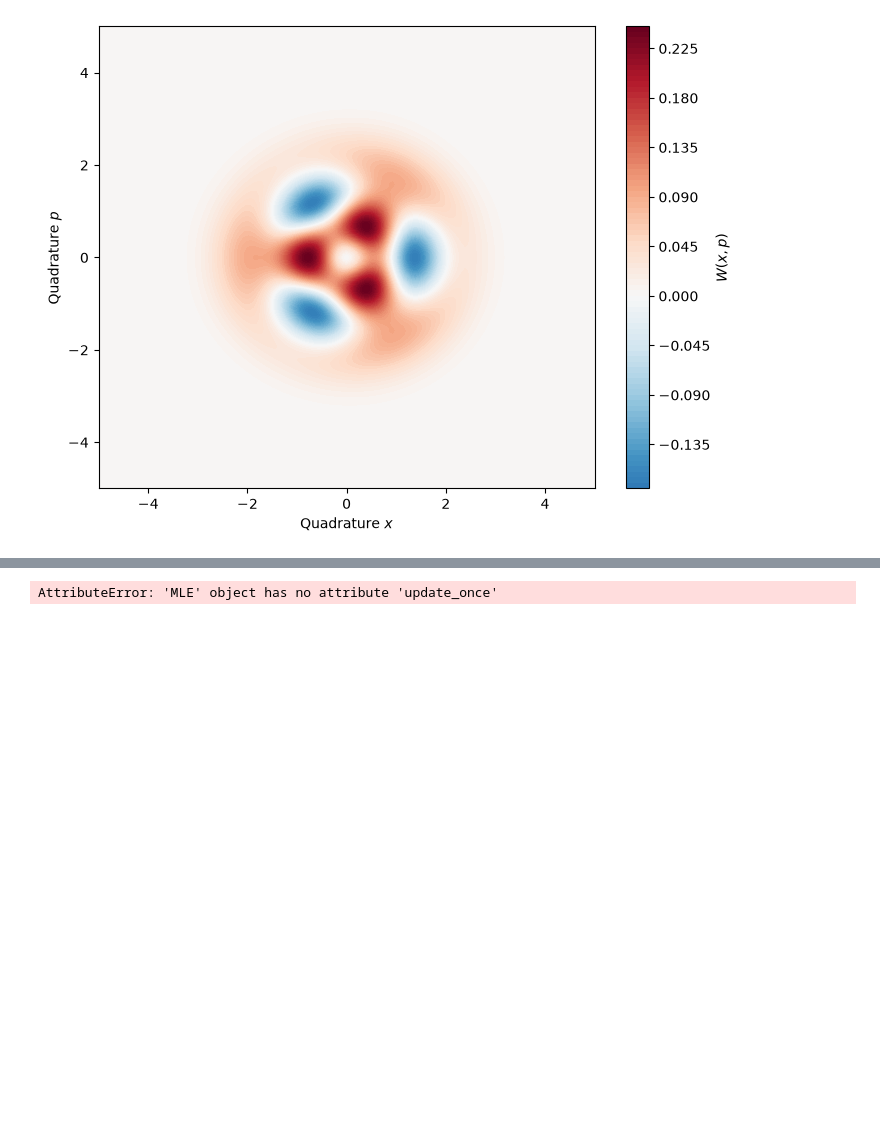
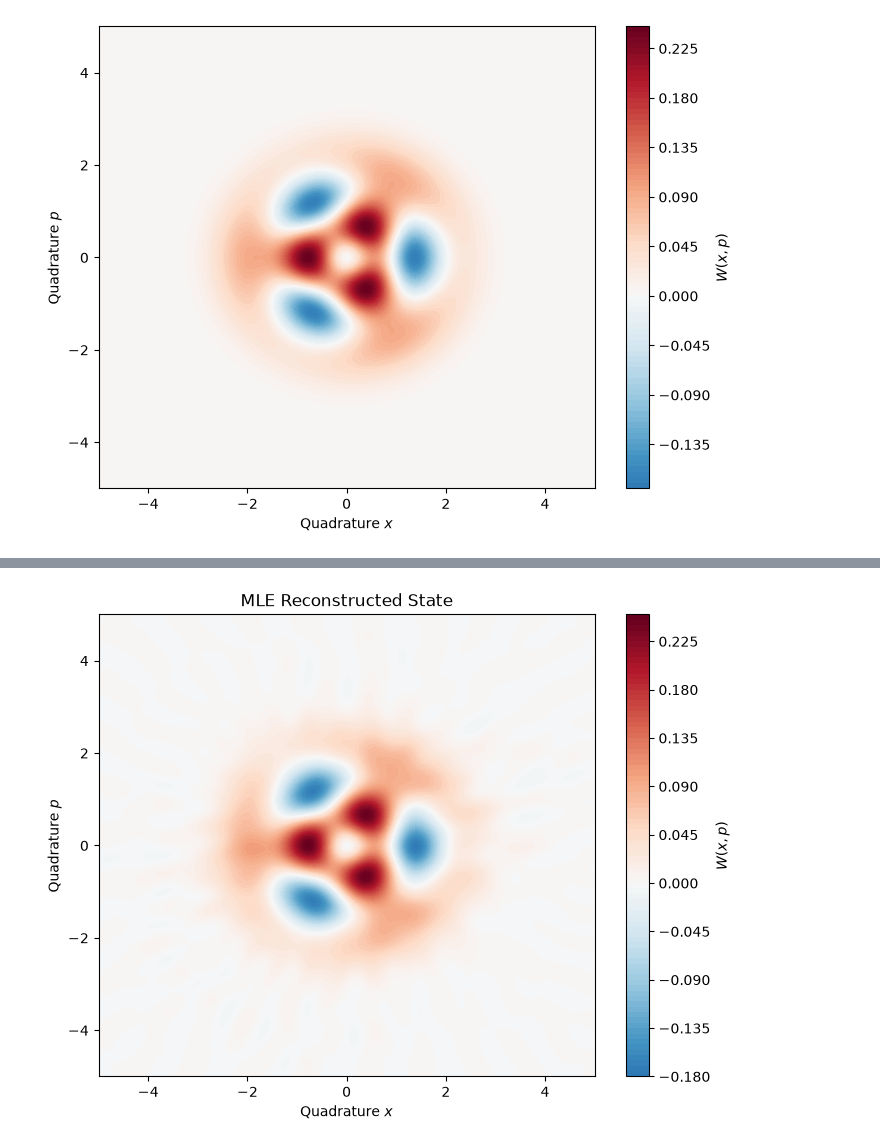
Before and after one commit to gluis99/QST, a Jupyter notebook: Notebooks/testing.ipynb, the cells around one changed output, grey strips where cells are left out. Saved outputs shown, nothing was run; the diff lists cells and outputs as text; code cells hidden in the pictures; blank space fills up the shorter version.

```diff
--- a/Notebooks/testing.ipynb
+++ b/Notebooks/testing.ipynb
@@ -125,14 +144,14 @@ plot_Wigner(q.Qobj(rhos[1][-1]), xvec=x_array, title='MLE Reconstructed State wi
 # %%
 initial_rho = np.zeros((N_cutoff,N_cutoff))
 initial_rho[0,0] = 1.0
 
 rho_current = initial_rho
 rhos = [rho_current]
 fidelities = []
 for i in tqdm(range(100)):
-    rho_current = MLE_estimator.update_once(rho_current)
+    rho_current = MLE_estimator.one_iteration(rho_current)
     rhos.append(rho_current)
     fidelities.append(q.fidelity(q.Qobj(rhos[-1]), q.Qobj(rhos[-2]))**2)
 plot_Wigner(q.Qobj(rhos[-1]), xvec=x_array, title='MLE Reconstructed State')
 # %% [output]
-AttributeError: 'MLE' object has no attribute 'update_once'
+[figure, added]
```
Also changed, not shown: parts of 5 cells of this notebook, 9 other files.
